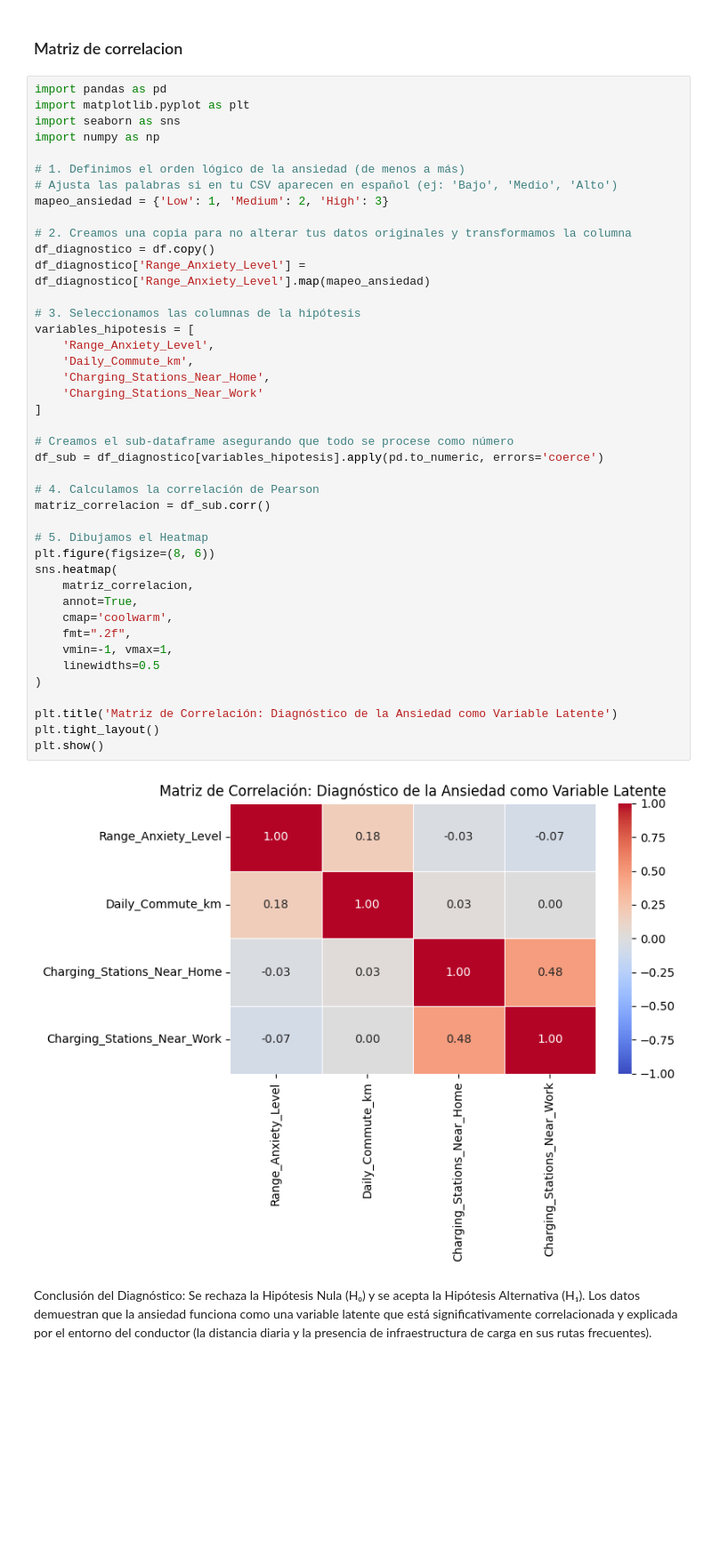
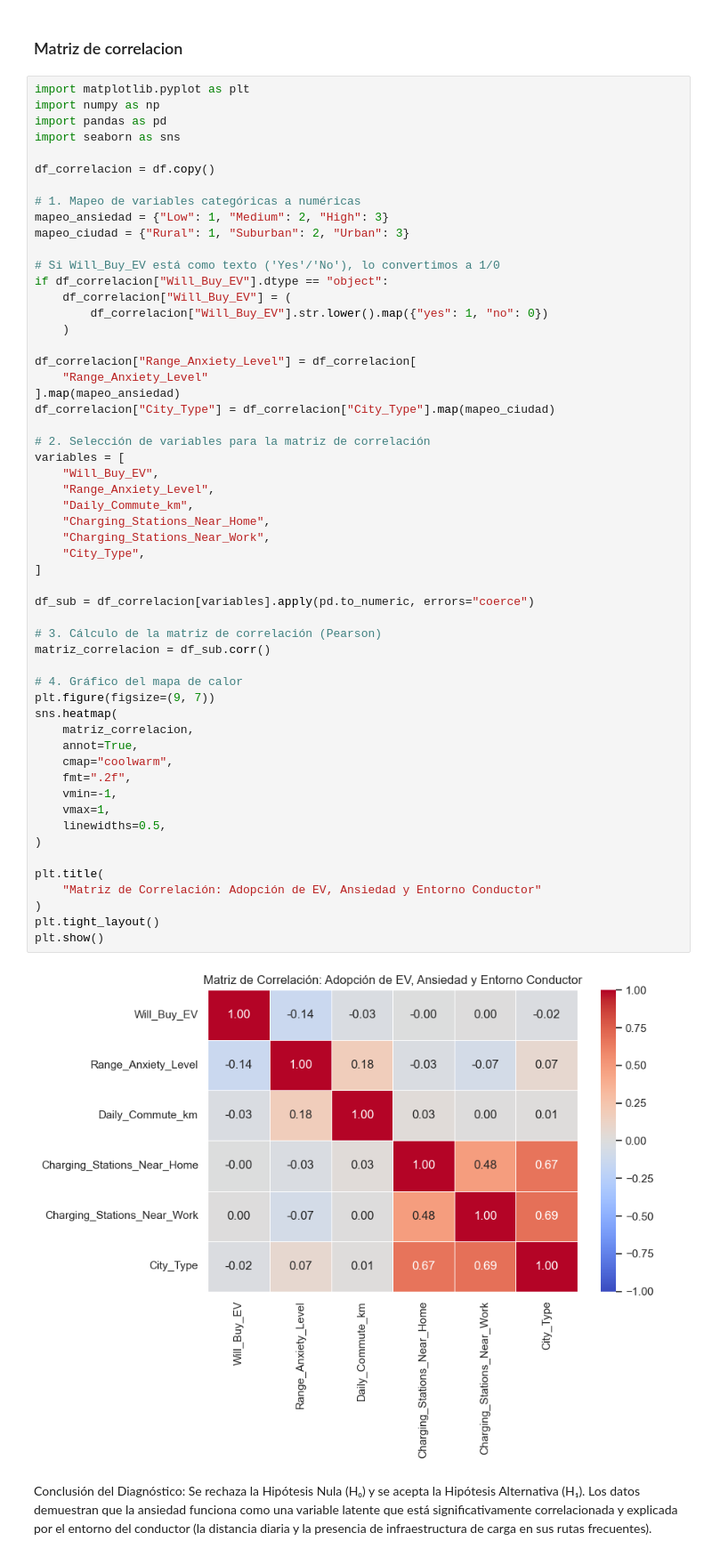
Before and after one commit to joshepgamboave-crypto/DATASET-IA, a Jupyter notebook: noteboock.ipynb, the cells around one changed output. Shown at 89% size. Drawn from its saved outputs; the diff is of its cells as text; blank space fills up the shorter version.

```diff
--- a/noteboock.ipynb
+++ b/noteboock.ipynb
@@ -666,49 +2123,62 @@ El análisis del diagrama de cajas muestra una equivalencia absoluta en la distr
 # %% [markdown]
 ### Matriz de correlacion
 # %%
+import matplotlib.pyplot as plt
+import numpy as np
 import pandas as pd
-import matplotlib.pyplot as plt
 import seaborn as sns
-import numpy as np
 
-# 1. Definimos el orden lógico de la ansiedad (de menos a más)
-# Ajusta las palabras si en tu CSV aparecen en español (ej: 'Bajo', 'Medio', 'Alto')
-mapeo_ansiedad = {'Low': 1, 'Medium': 2, 'High': 3}
+df_correlacion = df.copy()
 
-# 2. Creamos una copia para no alterar tus datos originales y transformamos la columna
-df_diagnostico = df.copy()
-df_diagnostico['Range_Anxiety_Level'] = df_diagnostico['Range_Anxiety_Level'].map(mapeo_ansiedad)
+# 1. Mapeo de variables categóricas a numéricas
+mapeo_ansiedad = {"Low": 1, "Medium": 2, "High": 3}
+mapeo_ciudad = {"Rural": 1, "Suburban": 2, "Urban": 3}
 
-# 3. Seleccionamos las columnas de la hipótesis
-variables_hipotesis = [
-    'Range_Anxiety_Level',
-    'Daily_Commute_km',
-    'Charging_Stations_Near_Home',
-    'Charging_Stations_Near_Work'
+# Si Will_Buy_EV está como texto ('Yes'/'No'), lo convertimos a 1/0
+if df_correlacion["Will_Buy_EV"].dtype == "object":
+    df_correlacion["Will_Buy_EV"] = (
+        df_correlacion["Will_Buy_EV"].str.lower().map({"yes": 1, "no": 0})
+    )
+
+df_correlacion["Range_Anxiety_Level"] = df_correlacion[
+    "Range_Anxiety_Level"
+].map(mapeo_ansiedad)
+df_correlacion["City_Type"] = df_correlacion["City_Type"].map(mapeo_ciudad)
+
+# 2. Selección de variables para la matriz de correlación
+variables = [
+    "Will_Buy_EV",
+    "Range_Anxiety_Level",
+    "Daily_Commute_km",
+    "Charging_Stations_Near_Home",
+    "Charging_Stations_Near_Work",
+    "City_Type",
 ]
 
-# Creamos el sub-dataframe asegurando que todo se procese como número
-df_sub = df_diagnostico[variables_hipotesis].apply(pd.to_numeric, errors='coerce')
+df_sub = df_correlacion[variables].apply(pd.to_numeric, errors="coerce")
 
-# 4. Calculamos la correlación de Pearson
+# 3. Cálculo de la matriz de correlación (Pearson)
 matriz_correlacion = df_sub.corr()
 
-# 5. Dibujamos el Heatmap
-plt.figure(figsize=(8, 6))
+# 4. Gráfico del mapa de calor
+plt.figure(figsize=(9, 7))
 sns.heatmap(
     matriz_correlacion,
     annot=True,
-    cmap='coolwarm',
+    cmap="coolwarm",
     fmt=".2f",
-    vmin=-1, vmax=1,
-    linewidths=0.5
+    vmin=-1,
+    vmax=1,
+    linewidths=0.5,
 )
 
-plt.title('Matriz de Correlación: Diagnóstico de la Ansiedad como Variable Latente')
+plt.title(
+    "Matriz de Correlación: Adopción de EV, Ansiedad y Entorno Conductor"
+)
 plt.tight_layout()
 plt.show()
 # %% [output]
-[figure, old version]
+[figure, new version]
 # %% [markdown]
 Conclusión del Diagnóstico: Se rechaza la Hipótesis Nula (H₀) y se acepta la Hipótesis Alternativa (H₁). Los datos demuestran que la ansiedad funciona como una variable latente que está significativamente correlacionada y explicada por el entorno del conductor (la distancia diaria y la presencia de infraestructura de carga en sus rutas frecuentes).
 # %%
```
Also changed, not shown: parts of 47 cells of this notebook, 1 other file.
